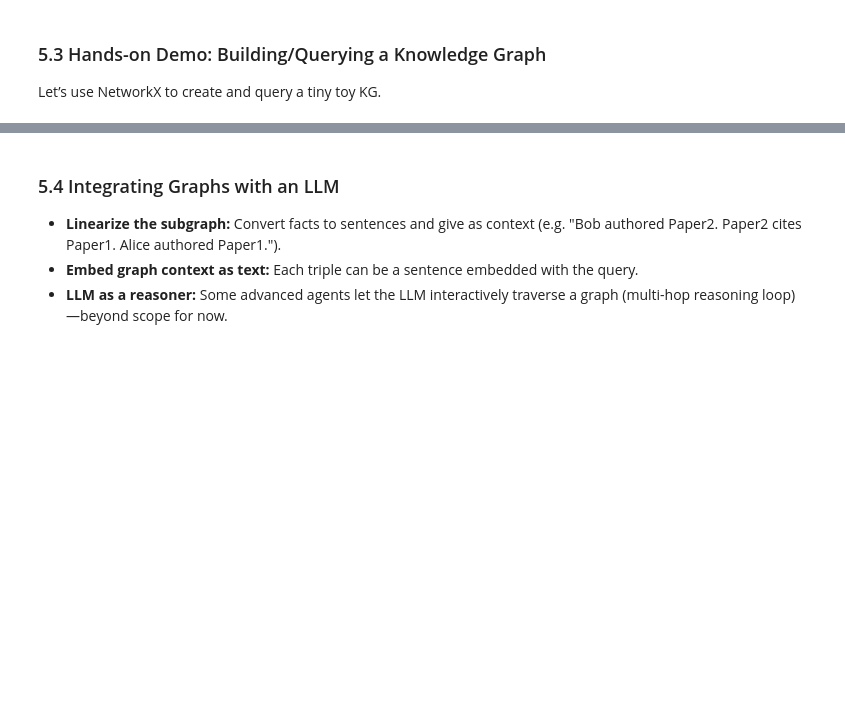
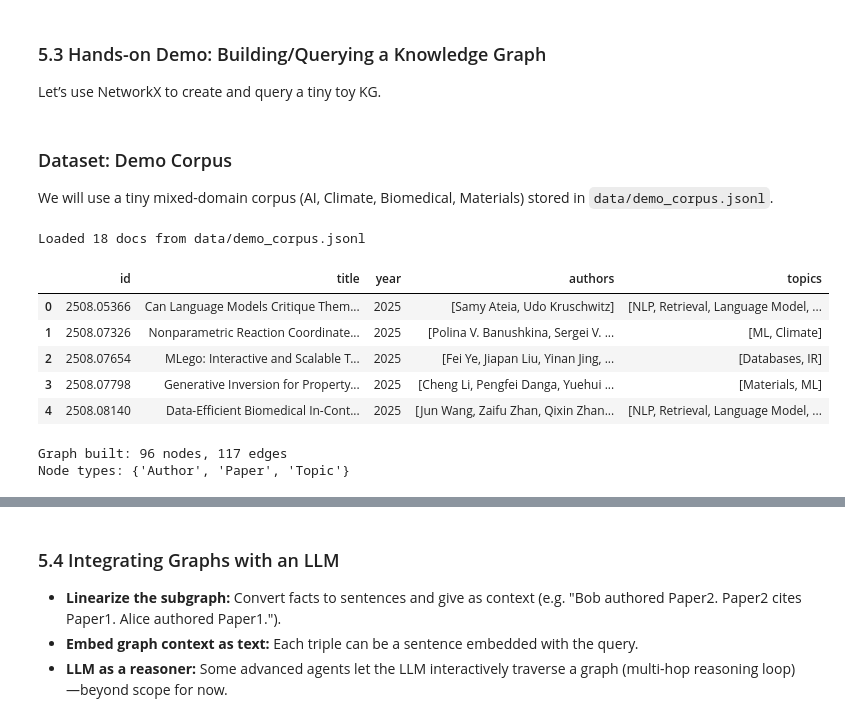
Before and after one commit to clemsonciti/rcde_workshops, a Jupyter notebook: llms_rag/05_graph_rag.ipynb, the cells around one changed output, grey strips where cells are left out. Saved outputs shown, nothing was run; the diff lists cells and outputs as text; code cells hidden in the pictures; blank space fills up the shorter version.

```diff
--- a/llms_rag/05_graph_rag.ipynb
+++ b/llms_rag/05_graph_rag.ipynb
@@ -45,16 +25,55 @@ Graphs let you represent links across topics and discover answers even when no s
 # %% [markdown]
 ### 5.3 Hands-on Demo: Building/Querying a Knowledge Graph
 Let’s use NetworkX to create and query a tiny toy KG.
+# %% [markdown]
+### Dataset: Demo Corpus
+
+We will use a tiny mixed-domain corpus (AI, Climate, Biomedical, Materials) stored in `data/demo_corpus.jsonl`.
+# %%
+from pathlib import Path
+import pandas as pd
+
+DATA_PATH = 'data/demo_corpus.jsonl'
+df = pd.read_json(DATA_PATH, lines=True)
+docs = df.to_dict('records')
+print(f'Loaded {len(docs)} docs from {DATA_PATH}')
+display(df[['id','title','year','authors','topics']].head())
+# %% [output]
+Loaded 18 docs from data/demo_corpus.jsonl
+|  | id | title | year | authors | topics |
+| 0 | 2508.05366 | Can Language Models Critique Them... | 2025 | [Samy Ateia, Udo Kruschwitz] | [NLP, Retrieval, Language Model, ... |
+| 1 | 2508.07326 | Nonparametric Reaction Coordinate... | 2025 | [Polina V. Banushkina, Sergei V. ... | [ML, Climate] |
+| 2 | 2508.07654 | MLego: Interactive and Scalable T... | 2025 | [Fei Ye, Jiapan Liu, Yinan Jing, ... | [Databases, IR] |
+| 3 | 2508.07798 | Generative Inversion for Property... | 2025 | [Cheng Li, Pengfei Danga, Yuehui ... | [Materials, ML] |
+| 4 | 2508.08140 | Data-Efficient Biomedical In-Cont... | 2025 | [Jun Wang, Zaifu Zhan, Qixin Zhan... | [NLP, Retrieval, Language Model, ... |
 # %%
 import networkx as nx
-# Create our mini research collaboration graph
+# Build a heterogeneous graph from the demo corpus: Authors, Papers, Topics
 G = nx.DiGraph()
-G.add_node('Alice', type='Researcher')
-G.add_node('Bob', type='Researcher')
-G.add_node('Paper1', type='Paper', title='On Climate Economics')
-G.add_node('Paper2', type='Paper', title='Advances in Climate Modeling')
-G.add_edge('Alice', 'Paper1', relation='authored')
-G.add_edge('Bob', 'Paper2', relation='authored')
-G.add_edge('Paper2', 'Paper1', relation='cites')
-print('Nodes:', G.nodes(data=True))
-print('Edges:', G.edges(data=True))
+
+# Limit to a small subset for readable visualization (adjust as needed)
+MAX_PAPERS = 15
+records = df.head(MAX_PAPERS).to_dict('records')
+
+for rec in records:
+    pid = rec.get('id')
+    title = rec.get('title', '')
+    year = rec.get('year')
+    topics = rec.get('topics', []) or []
+    authors = rec.get('authors', []) or []
+    # Paper node
+    G.add_node(pid, type='Paper', title=title, year=year)
+    # Author -> Paper edges
+    for author in authors:
+        G.add_node(author, type='Author')
+        G.add_edge(author, pid, relation='authored')
+    # Paper -> Topic edges
+    for topic in topics:
+        G.add_node(topic, type='Topic')
+        G.add_edge(pid, topic, relation='has_topic')
+
+print(f'Graph built: {G.number_of_nodes()} nodes, {G.number_of_edges()} edges')
+print('Node types:', {t for t in set(nx.get_node_attributes(G, 'type').values())})
+# %% [output]
+Graph built: 96 nodes, 117 edges
+Node types: {'Author', 'Paper', 'Topic'}
```
Also changed, not shown: parts of 7 cells of this notebook, 3 other files.
